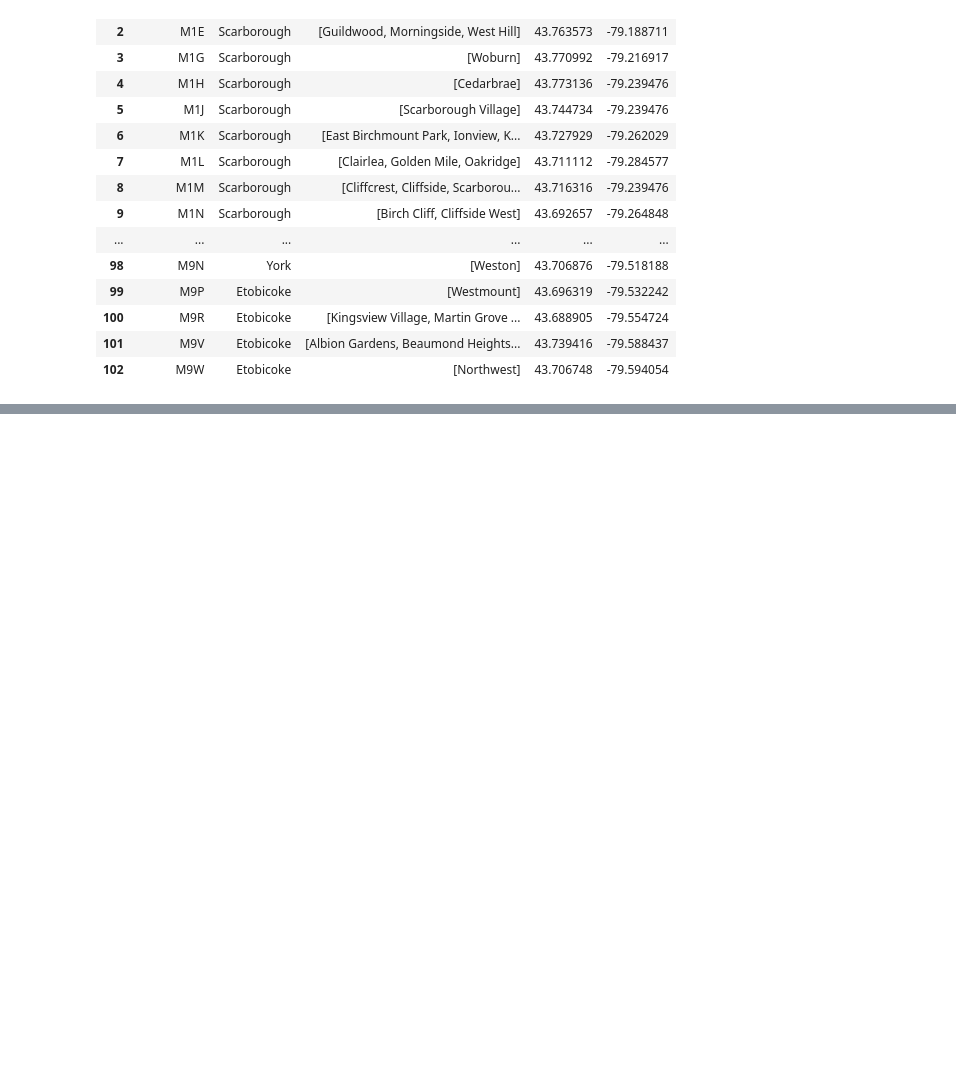
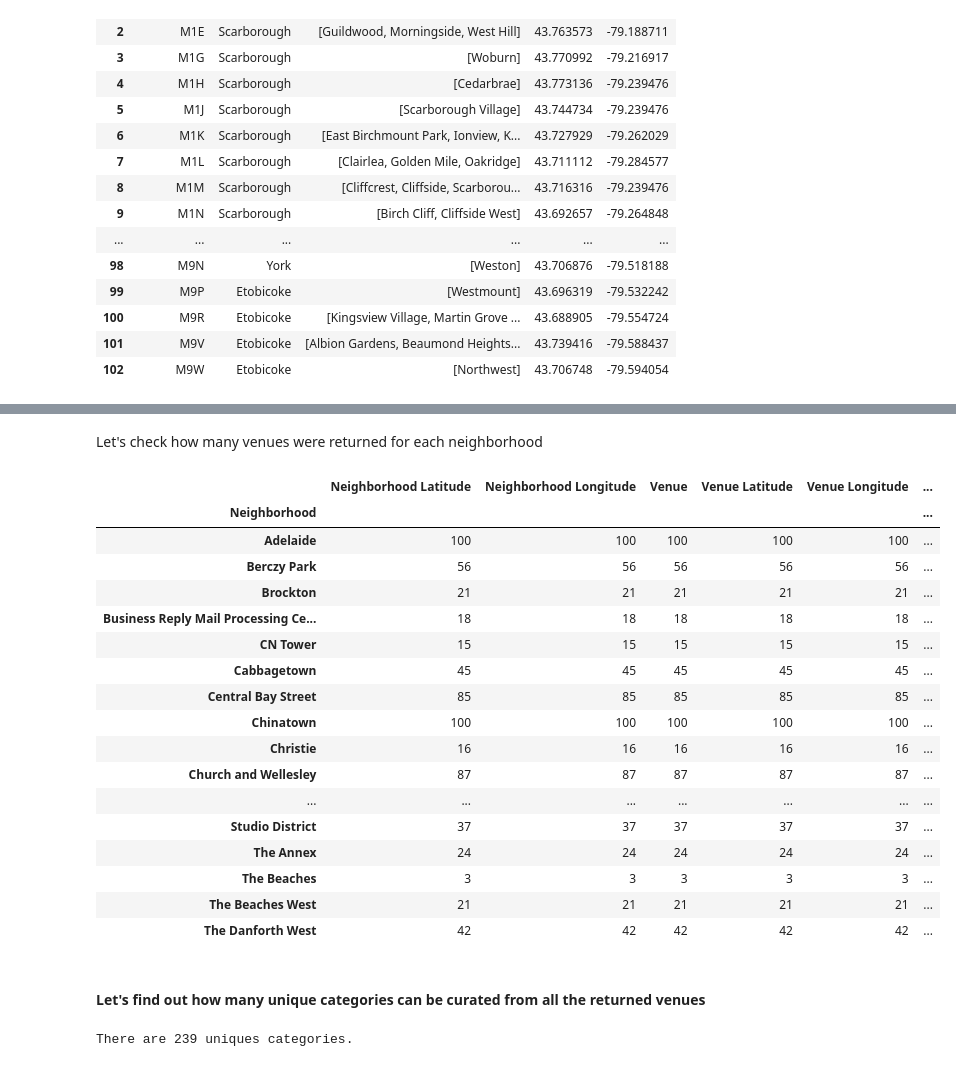
Before and after one commit to ktheodor1/Coursera_Capstone, a Jupyter notebook: KT_3w_Toronto.ipynb, the cells around one changed output, grey strips where cells are left out. Drawn from its saved outputs; the diff is of its cells as text; code cells hidden in the pictures; blank space fills up the shorter version.

```diff
--- a/KT_3w_Toronto.ipynb
+++ b/KT_3w_Toronto.ipynb
@@ -198,0 +317,3 @@ postal_coords
+# %%
+results = requests.get(url).json()
+results
@@ -198,0 +340,12 @@ postal_coords
+# %%
+# function that extracts the category of the venue
+def get_category_type(row):
+    try:
+        categories_list = row['categories']
+    except:
+        categories_list = row['venue.categories']
+
+    if len(categories_list) == 0:
+        return None
+    else:
+        return categories_list[0]['name']
@@ -198,0 +354,16 @@ postal_coords
+# %%
+venues = results['response']['groups'][0]['items']
+
+nearby_venues = json_normalize(venues) # flatten JSON
+
+# filter columns
+filtered_columns = ['venue.name', 'venue.categories', 'venue.location.lat', 'venue.location.lng']
+nearby_venues =nearby_venues.loc[:, filtered_columns]
+
+# filter the category for each row
+nearby_venues['venue.categories'] = nearby_venues.apply(get_category_type, axis=1)
+
+# clean columns
+nearby_venues.columns = [col.split(".")[-1] for col in nearby_venues.columns]
+
+nearby_venues.head()
@@ -198,0 +429,7 @@ postal_coords
+# %%
+# type your answer here
+
+toronto_venues = getNearbyVenues(names=neighborhoods['Neighborhood'],
+                                   latitudes=neighborhoods['Latitude'],
+                                   longitudes=neighborhoods['Longitude']
+                                  )
@@ -198,0 +467,29 @@ postal_coords
+# %% [markdown]
+Let's check how many venues were returned for each neighborhood
+# %%
+toronto_venues.groupby('Neighborhood').count()
+# %% [output]
+|  | Neighborhood Latitude | Neighborhood Longitude | Venue | Venue Latitude | Venue Longitude | ... |
+| Neighborhood |  |  |  |  |  | ... |
+| Adelaide | 100 | 100 | 100 | 100 | 100 | ... |
+| Berczy Park | 56 | 56 | 56 | 56 | 56 | ... |
+| Brockton | 21 | 21 | 21 | 21 | 21 | ... |
+| Business Reply Mail Processing Ce... | 18 | 18 | 18 | 18 | 18 | ... |
+| CN Tower | 15 | 15 | 15 | 15 | 15 | ... |
+| Cabbagetown | 45 | 45 | 45 | 45 | 45 | ... |
+| Central Bay Street | 85 | 85 | 85 | 85 | 85 | ... |
+| Chinatown | 100 | 100 | 100 | 100 | 100 | ... |
+| Christie | 16 | 16 | 16 | 16 | 16 | ... |
+| Church and Wellesley | 87 | 87 | 87 | 87 | 87 | ... |
+| ... | ... | ... | ... | ... | ... | ... |
+| Studio District | 37 | 37 | 37 | 37 | 37 | ... |
+| The Annex | 24 | 24 | 24 | 24 | 24 | ... |
+| The Beaches | 3 | 3 | 3 | 3 | 3 | ... |
+| The Beaches West | 21 | 21 | 21 | 21 | 21 | ... |
+| The Danforth West | 42 | 42 | 42 | 42 | 42 | ... |
+# %% [markdown]
+#### Let's find out how many unique categories can be curated from all the returned venues
+# %%
+print('There are {} uniques categories.'.format(len(toronto_venues['Venue Category'].unique())))
+# %% [output]
+There are 239 uniques categories.
```
Also changed, not shown: parts of 75 cells of this notebook.
